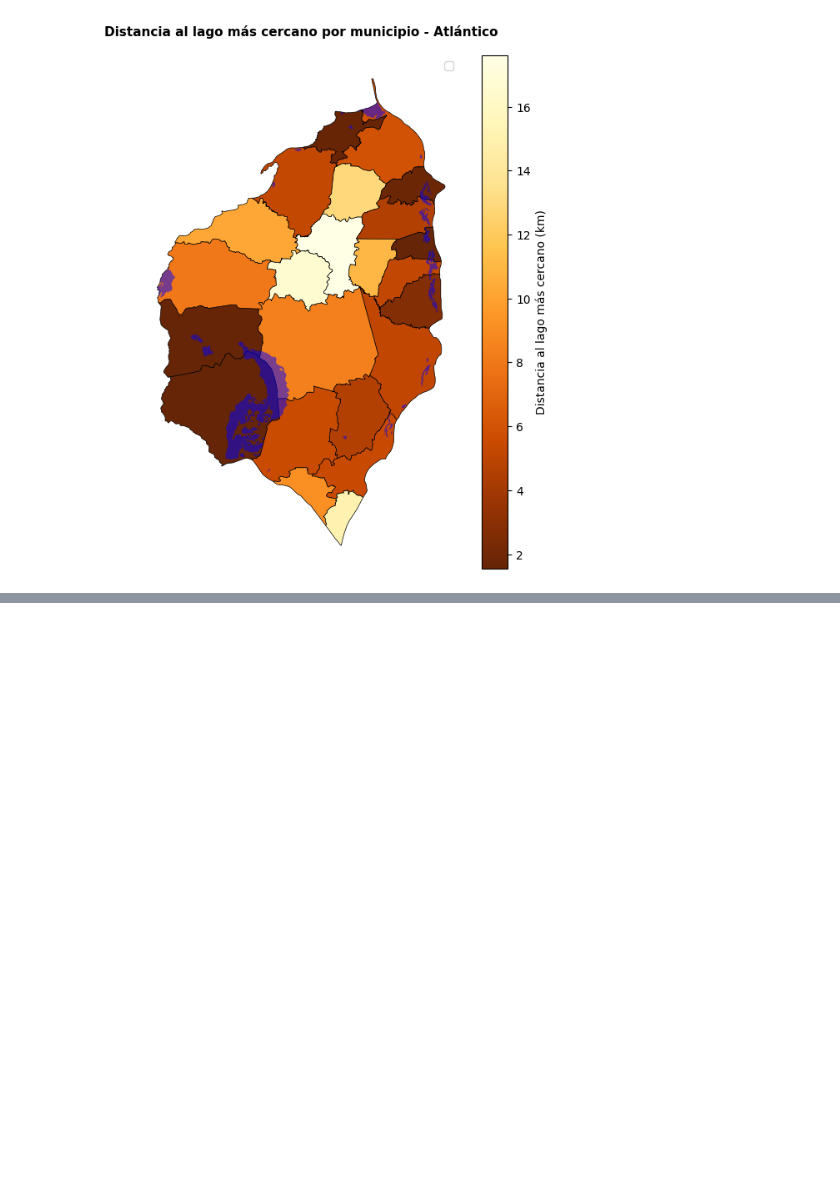
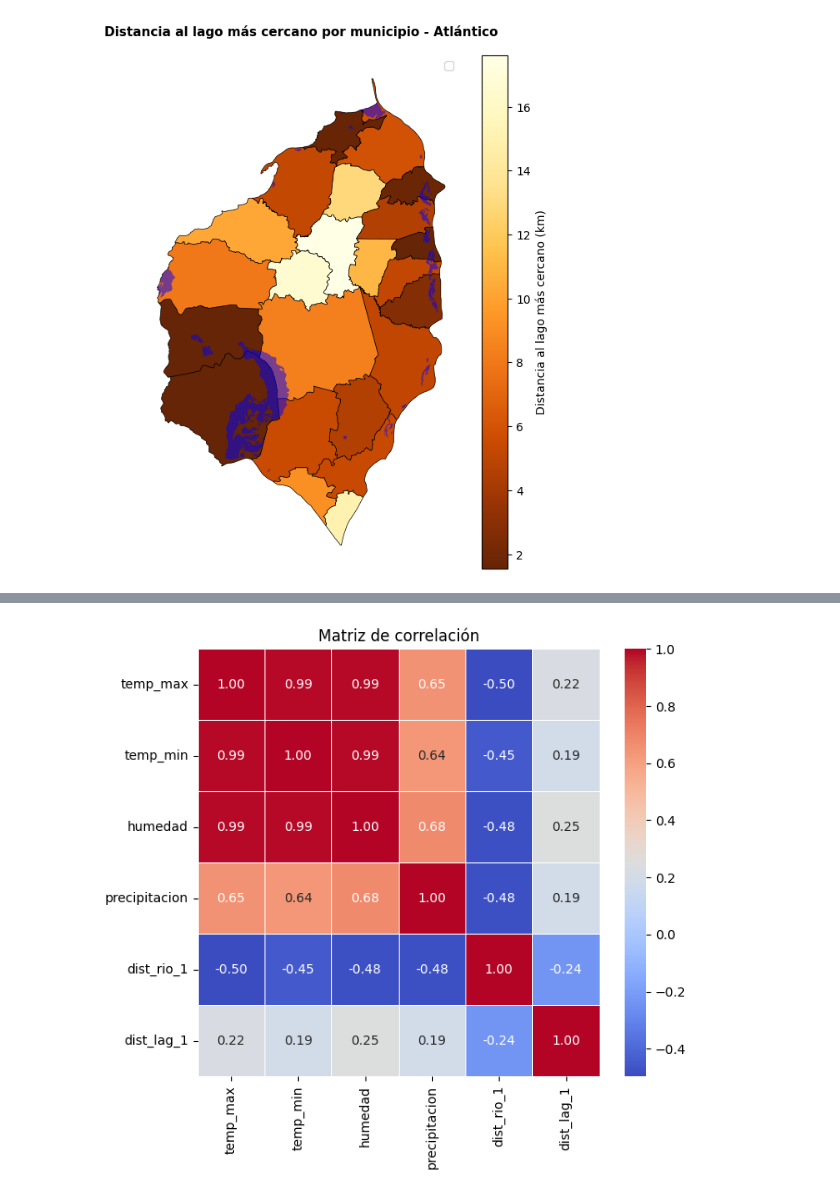
Before and after one commit to Darally06/Dengue_caracterization, a Jupyter notebook: 6_var_entorno.ipynb, the cells around one changed output, grey strips where cells are left out. Saved outputs shown, nothing was run; the diff lists cells and outputs as text; code cells hidden in the pictures; blank space fills up the shorter version.

```diff
--- a/6_var_entorno.ipynb
+++ b/6_var_entorno.ipynb
@@ -428,0 +504,12 @@ df_final.head()
+# %%
+def matriz_correlacion(df, variables):
+    corr = df[variables].corr()
+    plt.figure(figsize=(7,6))
+    sns.heatmap(corr, annot=True, cmap="coolwarm", fmt=".2f", linewidths=0.5)
+    plt.title("Matriz de correlación")
+    plt.show()
+
+# Ejemplo
+matriz_correlacion(df, ["temp_max", "temp_min", "humedad", "precipitacion", "dist_rio_1", "dist_lag_1"])
+# %% [output]
+[figure, added]
```
Also changed, not shown: parts of 23 cells of this notebook.
